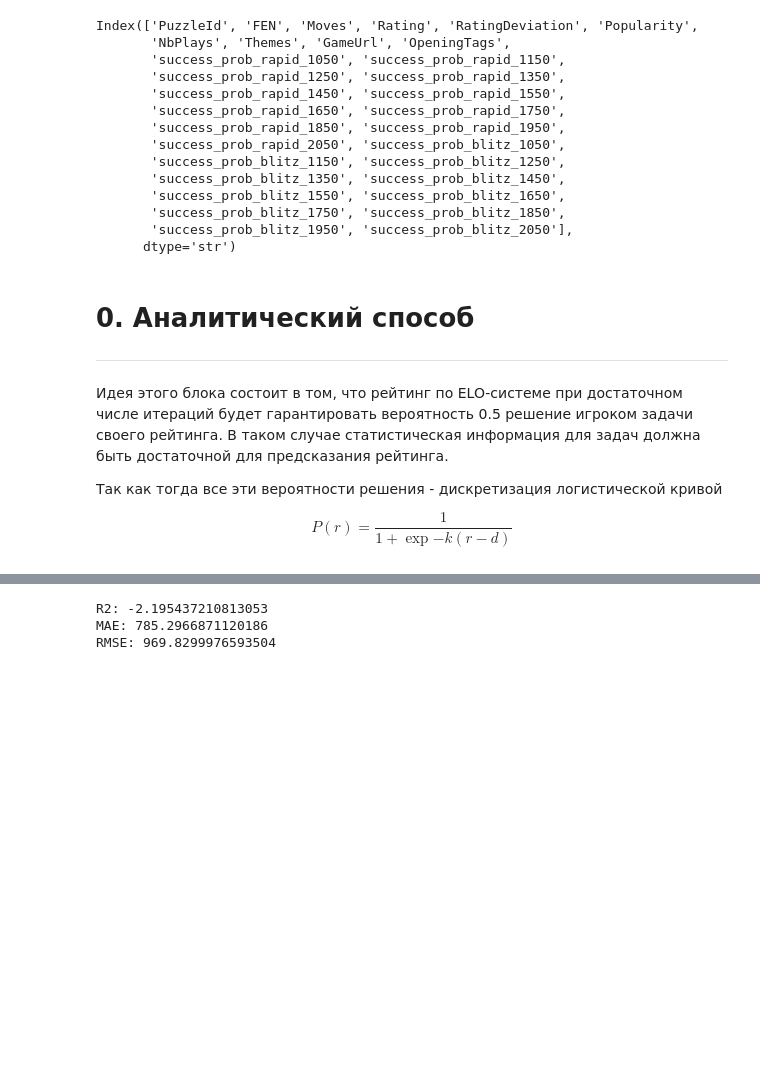
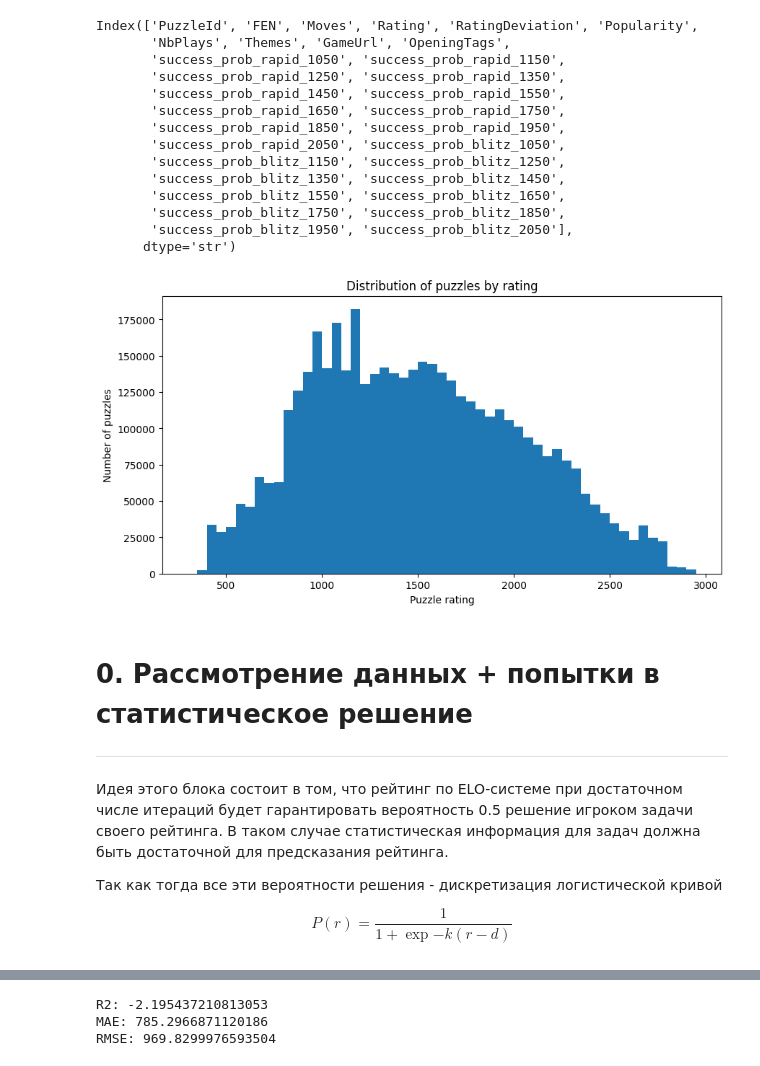
Before and after one commit to Vistog/Chess-difficulty-predictor, a Jupyter notebook: main.ipynb, the cells around one changed output, grey strips where cells are left out. Saved outputs shown, nothing was run; the diff lists cells and outputs as text; code cells hidden in the pictures; blank space fills up the shorter version.

```diff
--- a/main.ipynb
+++ b/main.ipynb
@@ -9,5 +11,10 @@ import matplotlib.pyplot as plt
 from sklearn.model_selection import train_test_split
 # %%
 df = pd.read_csv("data.csv")
-df.head(5)
+
+prev = df.shape[0]
+print("with duplicates", prev)
+df.drop_duplicates(inplace=True, subset=["FEN", "Moves"])
+print("without duplicates", df.shape[0])
+print(f"dropped {prev-df.shape[0]}")
 # %% [output]
@@ -35,8 +42,20 @@ Index(['PuzzleId', 'FEN', 'Moves', 'Rating', 'RatingDeviation', 'Popularity',
        'success_prob_blitz_1750', 'success_prob_blitz_1850',
        'success_prob_blitz_1950', 'success_prob_blitz_2050'],
       dtype='str')
+# %%
+plt.figure(figsize=(10,5))
+
+plt.hist(df["Rating"], bins=np.arange(300,3000,50))
+
+plt.xlabel("Puzzle rating")
+plt.ylabel("Number of puzzles")
+plt.title("Distribution of puzzles by rating")
+
+plt.show()
+# %% [output]
+[figure, added]
 # %% [markdown]
-# 0. Аналитический способ
+# 0. Рассмотрение данных + попытки в статистическое решение
 ---
 Идея этого блока состоит в том, что рейтинг по ELO-системе при достаточном числе итераций будет гарантировать вероятность 0.5 решение игроком задачи своего рейтинга.
 В таком случае статистическая информация для задач должна быть достаточной для предсказания рейтинга.
```
Also changed, not shown: parts of 34 cells of this notebook.
